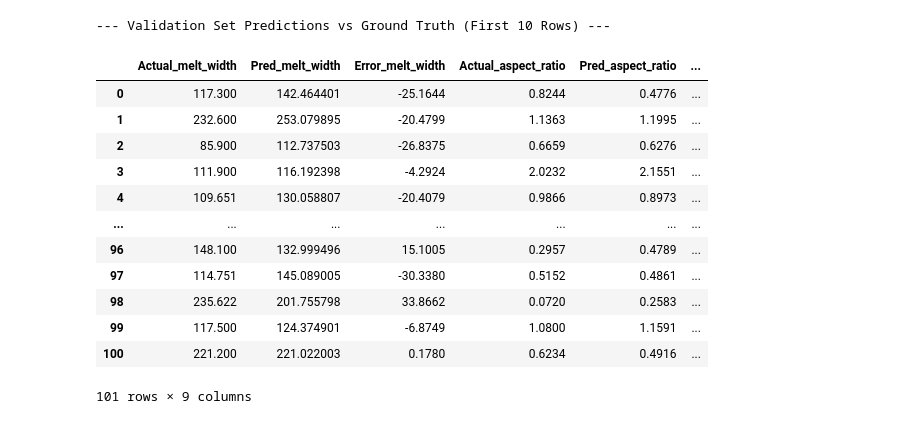
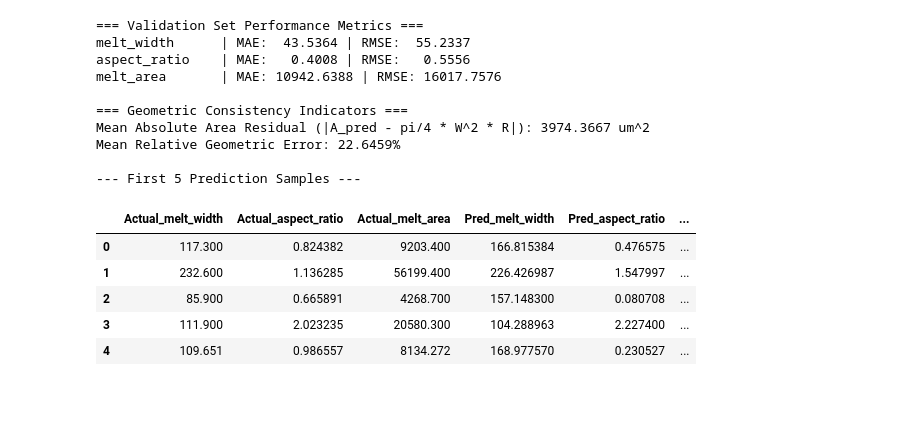
Before and after one commit to kth-0121/aero-twin-agent, a Jupyter notebook: model/LoopedTransformer/train/notebook.ipynb, the cells around one changed output. Cells and saved outputs as stored; diff of their text form; code cells hidden in the pictures; blank space fills up the shorter version.

Commit message:
L/T Model 개선 - v3 릴리즈 - 열-유체 모델 적용

```diff
--- a/model/LoopedTransformer/train/L_T.ipynb
+++ b/model/LoopedTransformer/train/notebook.ipynb
@@ -740,8 +1047,9 @@ NOTE: Rosenthal is a soft analytical consistency model, not ground truth.
 import torch
 import pandas as pd
 import numpy as np
+from sklearn.metrics import mean_absolute_error, mean_squared_error
 
-# 1. 저장된 체크포인트 로드 (weights_only=False 추가하여 StandardScaler 로드 허용)
+# 1. 저장된 체크포인트 로드
 checkpoint_path = "looped_transformer_best.pt"
 checkpoint = torch.load(checkpoint_path, weights_only=False)
 
@@ -749,51 +1057,70 @@ checkpoint = torch.load(checkpoint_path, weights_only=False)
 df = load_316l_csv("/content/316L_meltpool.csv")
 train_df, val_df, test_df = make_iid_split(df, seed=42)
 
-# 저장되어 있던 Scaler 및 가중치 복원
 scaler_x = checkpoint["x_scaler"]
 scaler_y = checkpoint["y_scaler"]
 
 # 3. 모델 초기화 및 가중치 적용
-model = LoopedTransformer(n_features=len(FEATURES), loop_steps=3)
+model = LoopedTransformer(n_features=len(FEATURES), feedback_dim=7, loop_steps=10)
 model.load_state_dict(checkpoint["model"])
 model.eval()
 
 # 4. 검증 데이터 준비
-# 수동으로 스케일링된 x 텐서 생성
 x_scaled = scaler_x.transform(val_df[FEATURES]).astype(np.float32)
 x_tensor = torch.from_numpy(x_scaled)
 
 # 5. 예측 수행
 with torch.no_grad():
     output = model(x_tensor)
-    # LoopedTransformer의 최종 루프 스텝(index: -1) 예측값 선택
     final_predictions_scaled = output.predictions[-1].numpy()
 
 # 6. 역변환 (Inverse Transform)을 통한 원래 스케일 복원
 final_predictions = scaler_y.inverse_transform(final_predictions_scaled)
 
 # 7. 실제값과 예측값 비교용 DataFrame 생성
 comparison_df = pd.DataFrame()
 for i, target_col in enumerate(TARGETS):
     comparison_df[f"Actual_{target_col}"] = val_df[target_col]
     comparison_df[f"Pred_{target_col}"] = final_predictions[:, i]
     comparison_df[f"Error_{target_col}"] = comparison_df[f"Actual_{target_col}"] - comparison_df[f"Pred_{target_col}"]
 
-# 상위 10개 결과 출력
-print("--- Validation Set Predictions vs Ground Truth (First 10 Rows) ---")
-display(comparison_df.round(4))
+# 기하적 일관성 지표 계산 (A_pred vs pi/4 * W_pred^2 * R_pred)
+pred_w = comparison_df["Pred_melt_width"]
+pred_r = comparison_df["Pred_aspect_ratio"]
+pred_a = comparison_df["Pred_melt_area"]
+
+ellipse_area_pred = (np.pi / 4.0) * pred_w * (pred_w * pred_r)
+geometric_residual = np.abs(pred_a - ellipse_area_pred)
+relative_geometric_residual = geometric_residual / pred_a.clip(lower=1e-6)
+
+print("=== Validation Set Performance Metrics ===")
+for target_col in TARGETS:
+    act = comparison_df[f"Actual_{target_col}"]
+    prd = comparison_df[f"Pred_{target_col}"]
+    mae = mean_absolute_error(act, prd)
+    rmse = np.sqrt(mean_squared_error(act, prd))
+    print(f"{target_col:<15} | MAE: {mae:8.4f} | RMSE: {rmse:8.4f}")
+
+print("\n=== Geometric Consistency Indicators ===")
+print(f"Mean Absolute Area Residual (|A_pred - pi/4 * W^2 * R|): {geometric_residual.mean():.4f} um^2")
+print(f"Mean Relative Geometric Error: {relative_geometric_residual.mean() * 100:.4f}%")
+
+print("\n--- First 5 Prediction Samples ---")
+display(comparison_df[[f"Actual_{col}" for col in TARGETS] + [f"Pred_{col}" for col in TARGETS]].head(5))
 # %% [output]
---- Validation Set Predictions vs Ground Truth (First 10 Rows) ---
+=== Validation Set Performance Metrics ===
+melt_width      | MAE:  43.5364 | RMSE:  55.2337
+aspect_ratio    | MAE:   0.4008 | RMSE:   0.5556
+melt_area       | MAE: 10942.6388 | RMSE: 16017.7576
+
+=== Geometric Consistency Indicators ===
+Mean Absolute Area Residual (|A_pred - pi/4 * W^2 * R|): 3974.3667 um^2
+Mean Relative Geometric Error: 22.6459%
+
+--- First 5 Prediction Samples ---
-|  | Actual_melt_width | Pred_melt_width | Error_melt_width | Actual_aspect_ratio | Pred_aspect_ratio | ... |
-| 0 | 117.300 | 142.464401 | -25.1644 | 0.8244 | 0.4776 | ... |
-| 1 | 232.600 | 253.079895 | -20.4799 | 1.1363 | 1.1995 | ... |
-| 2 | 85.900 | 112.737503 | -26.8375 | 0.6659 | 0.6276 | ... |
-| 3 | 111.900 | 116.192398 | -4.2924 | 2.0232 | 2.1551 | ... |
-| 4 | 109.651 | 130.058807 | -20.4079 | 0.9866 | 0.8973 | ... |
-| ... | ... | ... | ... | ... | ... | ... |
-| 96 | 148.100 | 132.999496 | 15.1005 | 0.2957 | 0.4789 | ... |
-| 97 | 114.751 | 145.089005 | -30.3380 | 0.5152 | 0.4861 | ... |
-| 98 | 235.622 | 201.755798 | 33.8662 | 0.0720 | 0.2583 | ... |
-| 99 | 117.500 | 124.374901 | -6.8749 | 1.0800 | 1.1591 | ... |
-| 100 | 221.200 | 221.022003 | 0.1780 | 0.6234 | 0.4916 | ... |
+|  | Actual_melt_width | Actual_aspect_ratio | Actual_melt_area | Pred_melt_width | Pred_aspect_ratio | ... |
+| 0 | 117.300 | 0.824382 | 9203.400 | 166.815384 | 0.476575 | ... |
+| 1 | 232.600 | 1.136285 | 56199.400 | 226.426987 | 1.547997 | ... |
+| 2 | 85.900 | 0.665891 | 4268.700 | 157.148300 | 0.080708 | ... |
+| 3 | 111.900 | 2.023235 | 20580.300 | 104.288963 | 2.227400 | ... |
+| 4 | 109.651 | 0.986557 | 8134.272 | 168.977570 | 0.230527 | ... |
-101 rows × 9 columns
```
Also changed, not shown: parts of 6 cells of this notebook, 7 other files.
